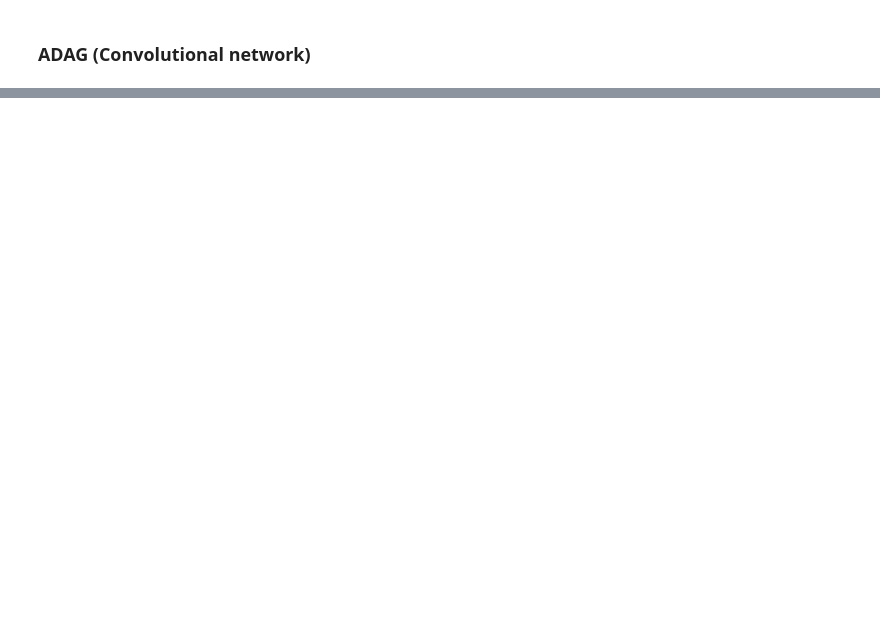
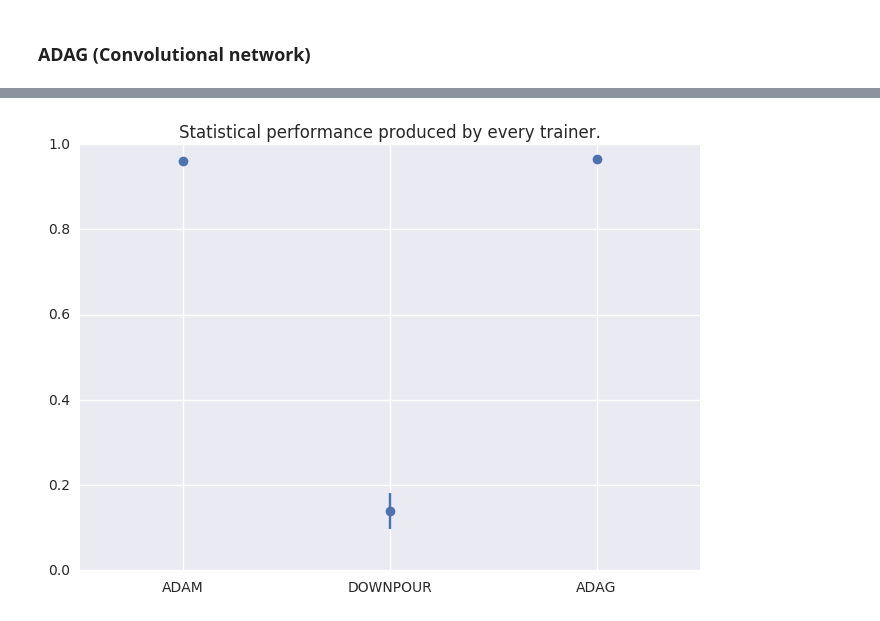
Before and after one commit to cerndb/dist-keras, a Jupyter notebook: examples/mnist.ipynb, the cells around one changed output, grey strips where cells are left out. Cells and saved outputs as stored; diff of their text form; code cells hidden in the pictures; blank space fills up the shorter version.

Commit message:
Add statistical testing of ADAG with MNIST example

```diff
--- a/examples/mnist.ipynb
+++ b/examples/mnist.ipynb
@@ -299,7 +300,7 @@ convnet.add(MaxPooling2D(pool_size=pool_size))
 convnet.add(Dropout(0.25))
 
 convnet.add(Flatten())
-convnet.add(Dense(128))
+convnet.add(Dense(212))
 convnet.add(Activation('relu'))
 convnet.add(Dropout(0.5))
 convnet.add(Dense(nb_classes))
@@ -366,8 +367,6 @@ dataset.repartition(num_workers)
 DataFrame[features_normalized: vector, matrix: array<array<array<double>>>, label: bigint, label_encoded: vector, features_normalized_dense: vector]
 # %%
 dataset = dataset.unionAll(dataset)
-dataset = dataset.unionAll(dataset)
-dataset = dataset.unionAll(dataset)
 # %%
 (training_set, test_set) = dataset.select("features_normalized_dense", "matrix", "label", "label_encoded").randomSplit([0.7, 0.3])
 training_set.cache()
@@ -436,7 +459,7 @@ trainer.parameter_server.num_updates
 ### ADAG (Convolutional network)
 # %%
 trainer = ADAG(keras_model=convnet, worker_optimizer=optimizer_convnet, loss=loss_convnet,
-               num_workers=num_workers, batch_size=32, communication_window=5, num_epoch=1,
+               num_workers=num_workers, batch_size=8, communication_window=5, num_epoch=1,
                features_col="matrix", label_col="label_encoded")
 trainer.set_parallelism_factor(1)
 trained_model = trainer.train(training_set)
@@ -452,0 +573,34 @@ trainer.parameter_server.num_updates
+# %%
+# Compute standard deviation and mean for every experiment.
+for k in results.keys():
+    results[k]['mean_acc'] = np.mean(results[k]['data'])
+    results[k]['std_acc'] = np.std(results[k]['data'])
+    results[k]['mean_time'] = np.mean(results[k]['training_time'])
+    results[k]['std_time'] = np.std(results[k]['training_time'])
+# %%
+# Retrieve an array of means and standard deviations of accuracy.
+means = []
+stds = []
+# Fetch the data from all the experiments.
+for k in results.keys():
+    mean = results[k]['mean_acc']
+    std = results[k]['std_acc']
+    means.append(mean)
+    stds.append(std)
+
+# Plot the data.
+plt.figure()
+x = np.array([0, 1, 2])
+plt.errorbar(x, means, xerr=0, yerr=stds, fmt='o')
+plt.title("Statistical performance produced by every trainer.")
+plt.xlim([-0.5,2.5])
+plt.ylim([0.0, 1])
+keys = results.keys()
+# Keys to upper case.
+for i in range(0, len(keys)):
+    keys[i] = keys[i].upper()
+keys[0] = "ADAM"
+plt.xticks(range(len(keys)), keys)
+plt.show()
+# %% [output]
+[figure, added]
```
Also changed, not shown: parts of 26 cells of this notebook.
